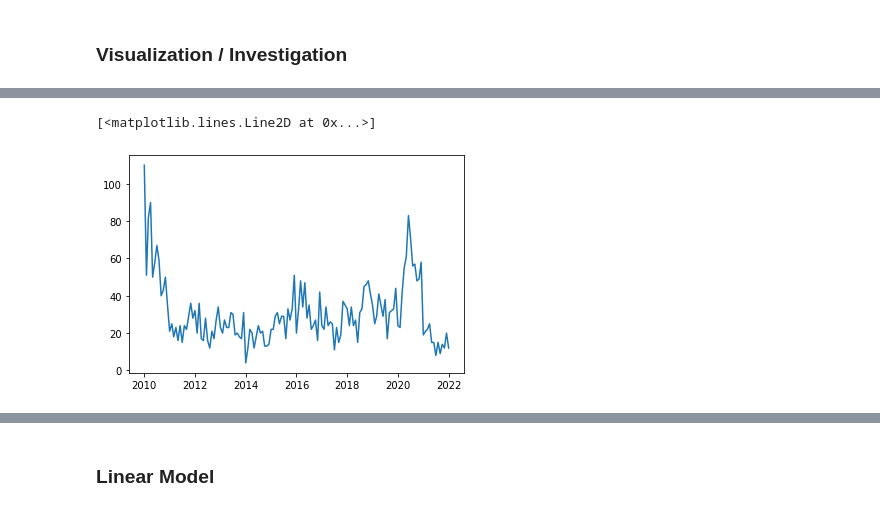
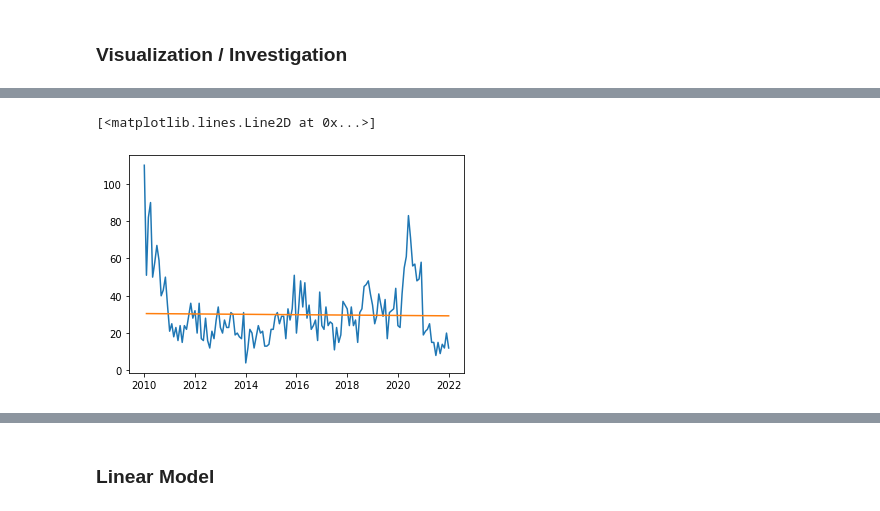
Before and after one commit to lwarner100/ISOM-455-Project, a Jupyter notebook: env.ipynb, the cells around one changed output, grey strips where cells are left out. Drawn from its saved outputs; the diff is of its cells as text; code cells hidden in the pictures.

```diff
--- a/env.ipynb
+++ b/env.ipynb
@@ -18,7 +19,8 @@ df = (df
         .assign(obs=lambda x: list(x.index))
         .set_index(pd.to_datetime(df.Date)))
 
-# df = df[df.index.year > 2010]
+# df = df[(df.index.year >= 2012)&(df.index.year <= 2019)]
+df = df[df.index.year>=2010]
 # %% [markdown]
 ### Cleaning & Feature Engineering
 # %% [markdown]
@@ -37,8 +39,11 @@ features.rename({'Date':'feature_date'},axis=1,inplace=True)
 features['2s10s'] = features.yield10y-features.yield2y
 features['5s30s'] = features.yield30y-features.yield5y
 features['VIXchg'] =  features.VIX.pct_change()
+features['U3_lag12'] = features.U3rate.shift(12)
+features['fedfunds_lag12'] = features.fedfunds.shift(12)
+features['5s30s_lag12'] = features['5s30s'].shift(12)
+
 features = features.shift(1).dropna().sort_index()
-# features.head()
 # %%
 monthly_df = pd.DataFrame(df.groupby(df.index.strftime('%y/%m')).default.sum())
 monthly_df['Date'] = monthly_df.index
@@ -47,11 +52,12 @@ monthly_df['obs'] = range(1,monthly_df.shape[0]+1)
 monthly_df['month'] = monthly_df.index.month
 # %%
 monthly_df['lag1'] = monthly_df.default.shift(1)
+# monthly_df['lag2'] = monthly_df.default.shift(2)
 # monthly_df['lag12'] = monthly_df.default.shift(12)
 # monthly_df['ma12'] = monthly_df.default.rolling(12).mean()
 
 model_df = pd.merge(monthly_df.dropna(),features,left_index=True,right_index=True)
+model_df['const'] = 1
 del model_df['Date']
-# model_df.head()
 # %% [markdown]
 ### Visualization / Investigation
@@ -57,0 +66,3 @@ del model_df['Date']
+# %%
+model = sm.OLS(model_df.default,model_df[['const','obs']]).fit()
+model.summary()
@@ -58,5 +89,6 @@ del model_df['Date']
 # %%
 plt.plot(monthly_df.index,monthly_df.default)
+plt.plot(model_df.index,model.predict(model_df[['const','obs']]))
 # %% [output]
 [<matplotlib.lines.Line2D at 0x...>]
-[figure, old version]
+[figure, new version]
```
Also changed, not shown: parts of 39 cells of this notebook.
